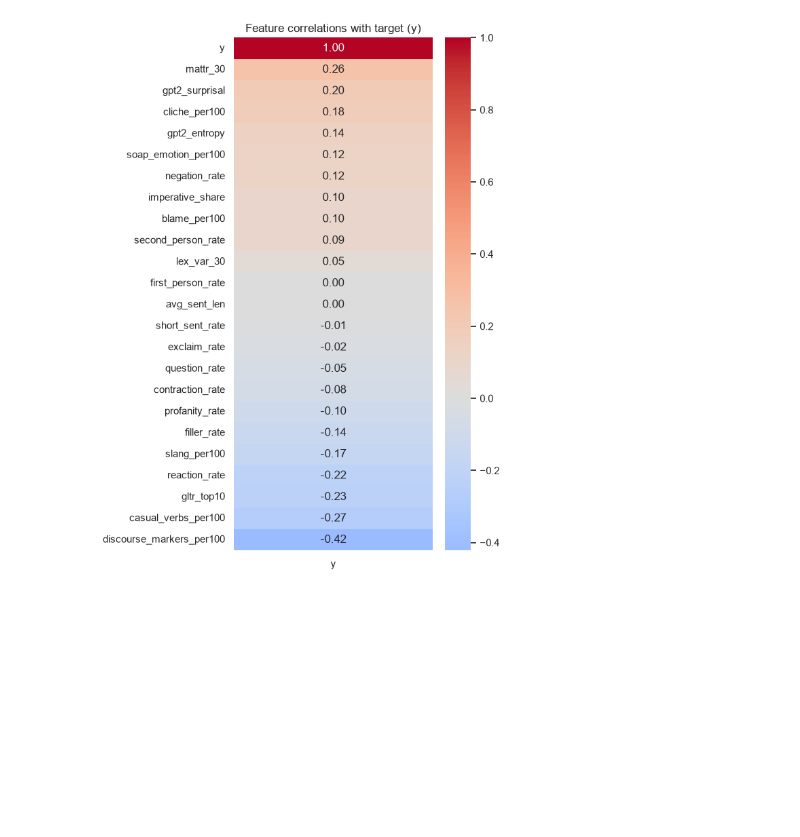
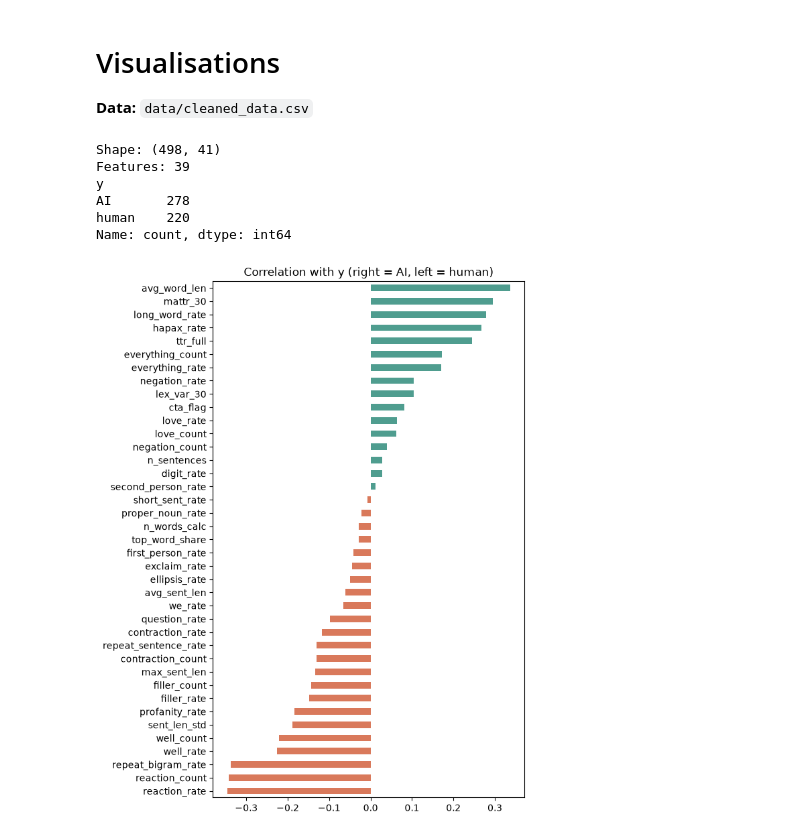
Before and after one commit to mayahkg/AI-vs-Human-Storytelling, a Jupyter notebook: AI vs Human Storytelling in YT Shorts/notebooks/visualisations.ipynb, the cells around one changed output. Drawn from its saved outputs; the diff is of its cells as text; code cells hidden in the pictures; blank space fills up the shorter version.

```diff
--- a/AI vs Human Storytelling in YT Shorts/notebooks/visualisations.ipynb
+++ b/AI vs Human Storytelling in YT Shorts/notebooks/visualisations.ipynb
@@ -230,12 +1,38 @@ Install with:  python -m spacy download en_core_web_sm
-# %%
-# Correlation heatmap with target (handy extra)
-numeric = df[feature_cols + ["y"]].apply(pd.to_numeric, errors="coerce")
-corr = numeric.corr()[["y"]].sort_values("y", ascending=False)
-
-plt.figure(figsize=(6, max(4, 0.35 * len(corr))))
-sns.heatmap(corr, annot=True, cmap="coolwarm", center=0, fmt=".2f")
-plt.title("Feature correlations with target (y)")
-plt.tight_layout()
-plt.show()
-# %% [output]
-[figure, removed]
+# %% [markdown]
+# Visualisations
+**Data:** `data/cleaned_data.csv`
+# %%
+import pandas as pd
+import numpy as np
+import seaborn as sns
+import matplotlib.pyplot as plt
+from pathlib import Path
+
+from sklearn.linear_model import LogisticRegression
+from sklearn.preprocessing import StandardScaler
+
+DATA = Path("../data")
+final = pd.read_csv(DATA / "cleaned_data.csv")
+
+feature_cols = [c for c in final.columns if c not in ("theme", "y")]
+X = final[feature_cols]
+y = final["y"]
+
+print("Shape:", final.shape)
+print("Features:", len(feature_cols))
+print(final["y"].map({0: "human", 1: "AI"}).value_counts())
+# %% [output]
+Shape: (498, 41)
+Features: 39
+y
+AI       278
+human    220
+Name: count, dtype: int64
+# %%
+# See the correlation of each feature and the target
+corr = X.corrwith(y, method="spearman").sort_values()
+corr.plot.barh(figsize=(6, 10), color=["#d9795b" if v < 0 else "#4f9d8f" for v in corr])
+plt.title("Correlation with y (right = AI, left = human)")
+plt.show()
+# %% [output]
+[figure, added]
```
Also changed, not shown: parts of 11 cells of this notebook, 3 other files.
